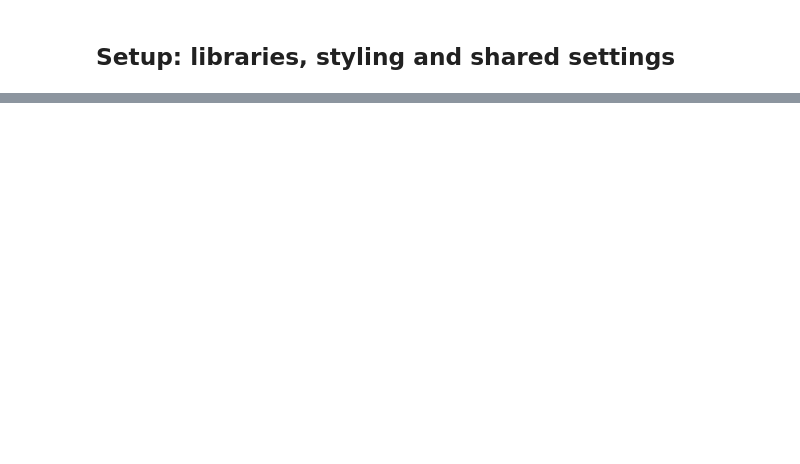
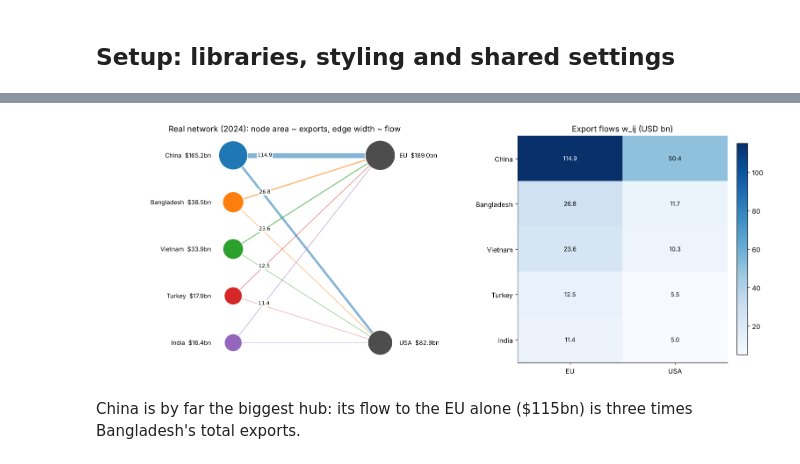
Before and after one commit to radiah23/Modeling-Fast-Fashion-Supply-Chain, a Jupyter notebook: Networks_FP_Model2.ipynb, the cells around one changed output, grey strips where cells are left out. Saved outputs shown, nothing was run; the diff lists cells and outputs as text; code cells hidden in the pictures; blank space fills up the shorter version.

```diff
--- a/Networks_FP_Model2.ipynb
+++ b/Networks_FP_Model2.ipynb
@@ -449,0 +47,20 @@ More spare capacity means the other producers can replace more of China's lost o
+# %%
+# MODEL SCOPE: the top 5 producers and the 2 biggest markets (change here to widen the model)
+N_PRODUCERS = 5                      # China, Bangladesh, Vietnam, Turkey, India (top 5 exporters 2024)
+MARKETS = ["EU", "USA"]              # the two biggest importers (35.8% and 15.7% of world imports)
+
+prod = pd.read_csv(f"{DATA}/producers.csv").set_index("iso3")
+cons = pd.read_csv(f"{DATA}/consumers.csv").set_index("iso3")
+prod = prod.sort_values("exports_2024_usd_bn", ascending=False).head(N_PRODUCERS)
+cons = cons.loc[MARKETS].copy()
+
+# Closed system: total demand = total production, split by the markets' share of imports
+cons["share"] = cons.imports_2023_usd_bn / cons.imports_2023_usd_bn.sum()
+cons["demand_usd_bn"] = cons.share * prod.exports_2024_usd_bn.sum()
+
+print("PRODUCTION COUNTRIES")
+display(prod[["country", "exports_2024_usd_bn", "world_share_2024_pct", "wage_usd_month"]])
+print("\nCONSUMER MARKETS")
+display(cons[["market", "imports_2023_usd_bn", "share", "demand_usd_bn"]].round(3))
+print(f"\nTotal production: ${prod.exports_2024_usd_bn.sum():.1f}bn"
+      f"   |   Total demand: ${cons.demand_usd_bn.sum():.1f}bn")
@@ -449,0 +122,53 @@ More spare capacity means the other producers can replace more of China's lost o
+# %%
+def draw_network(G, world, title, ax, ref=None, unit="$", fmt="{:.1f}bn"):
+    """Producers left (biggest on top), markets right. Node area ~ size, edge width ~ flow.
+    Each producer's biggest flow gets one label near the producer (labels never stack).
+    ref = network before a shock: producers that lost output get a dashed ring."""
+    prods, conss = world["producers"], world["consumers"]
+    tot = sum(G.nodes[n]["size"] for n in prods)
+    pos = {n: (0, -k) for k, n in enumerate(prods)}
+    span = max(len(prods) - 1, 1)
+    pos.update({n: (1, -k * span / max(len(conss) - 1, 1)) for k, n in enumerate(conss)})
+
+    wmax = max(d["weight"] for _, _, d in G.edges(data=True))
+    for u, v, d in G.edges(data=True):
+        nx.draw_networkx_edges(G, pos, edgelist=[(u, v)], ax=ax, width=0.3 + 7 * d["weight"] / wmax,
+                               edge_color=[world["colors"][u]], alpha=0.55, arrows=False)
+    size = lambda x: 150 + 2200 * np.sqrt(x / tot)    # sqrt: the hub does not hide the rest
+    nx.draw_networkx_nodes(G, pos, nodelist=prods, ax=ax, edgecolors="white",
+                           node_size=[size(G.nodes[n]["size"]) for n in prods],
+                           node_color=[world["colors"][n] for n in prods])
+    nx.draw_networkx_nodes(G, pos, nodelist=conss, ax=ax, node_color=CONS_COLOR, edgecolors="white",
+                           node_size=[size(G.nodes[n]["size"]) for n in conss])
+    if ref is not None:
+        hit = [n for n in prods if G.nodes[n]["size"] < ref.nodes[n]["size"] - 1e-9]
+        nx.draw_networkx_nodes(G, pos, nodelist=hit, ax=ax, node_color="none", node_size=2500,
+                               edgecolors="black", linewidths=1.2).set_linestyle("--")
+    lab = lambda n: f"{world['labels'][n]}  {unit}" + fmt.format(G.nodes[n]["size"])
+    for n in prods: ax.text(pos[n][0] - 0.15, pos[n][1], lab(n), ha="right", va="center", fontsize=9)
+    for n in conss: ax.text(pos[n][0] + 0.13, pos[n][1], lab(n), ha="left", va="center", fontsize=9)
+    top = [max(G.out_edges(n, data=True), key=lambda e: e[2]["weight"]) for n in prods]
+    nx.draw_networkx_edge_labels(G, pos, ax=ax, label_pos=0.2, font_size=7.5, rotate=False,
+        edge_labels={(u, v): fmt.format(d["weight"]).replace("bn", "") for u, v, d in top},
+        bbox=dict(boxstyle="round,pad=0.15", fc="white", ec="none", alpha=0.9))
+    ax.set_xlim(-0.9, 1.6); ax.set_title(title); ax.axis("off")
+
+def draw_heatmap(G, world, ax, title="Export flows w_ij", fmt="{:.1f}"):
+    W = np.array([[G[i][j]["weight"] for j in world["consumers"]] for i in world["producers"]])
+    im = ax.imshow(W, cmap="Blues", aspect="auto")
+    ax.set_xticks(range(len(world["consumers"])), [world["labels"][j] for j in world["consumers"]])
+    ax.set_yticks(range(len(world["producers"])), [world["labels"][i] for i in world["producers"]])
+    for r in range(W.shape[0]):
+        for c in range(W.shape[1]):
+            ax.text(c, r, fmt.format(W[r, c]), ha="center", va="center", fontsize=9,
+                    color="white" if W[r, c] > W.max() / 2 else "black")
+    ax.grid(False); ax.set_title(title); plt.colorbar(im, ax=ax, fraction=0.046, pad=0.04)
+
+fig, ax = plt.subplots(1, 2, figsize=(14, 5.5), gridspec_kw={"width_ratios": [1.6, 1]})
+draw_network(G_real, REAL, "Real network (2024): node area ~ exports, edge width ~ flow", ax[0])
+draw_heatmap(G_real, REAL, ax[1], title="Export flows w_ij (USD bn)")
+plt.tight_layout(); plt.show()
+# %% [output]
+[figure, added]
+# %% [markdown]
+China is by far the biggest hub: its flow to the EU alone ($115bn) is three times Bangladesh's total exports.
```
Also changed, not shown: parts of 57 cells of this notebook.
